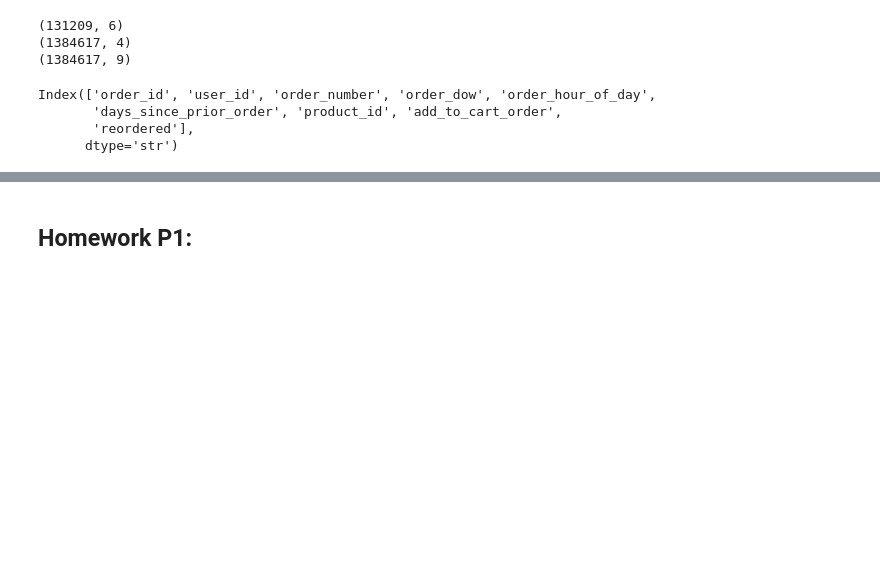
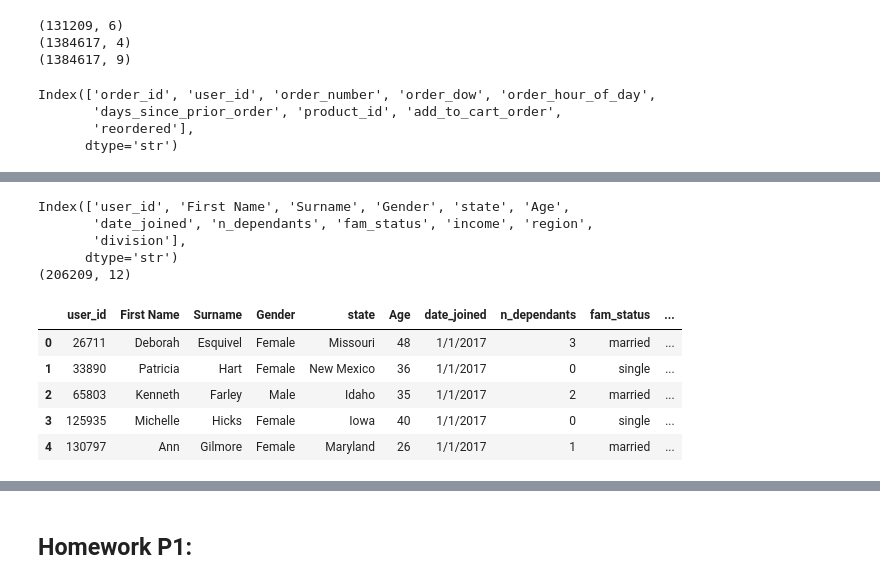
Before and after one commit to Hrz17PMardev/data_analytics_with_python, a Jupyter notebook: notebooks/06_prepared.ipynb, the cells around one changed output, grey strips where cells are left out. Drawn from its saved outputs; the diff is of its cells as text; code cells hidden in the pictures; blank space fills up the shorter version.

```diff
--- a/notebooks/06_prepared.ipynb
+++ b/notebooks/06_prepared.ipynb
@@ -23,3 +25,5 @@ df_aisles = pd.read_csv('../data/raw/aisles.csv')
+# %%
+df_states = pd.read_csv('../data/raw/states.csv')
 # %% [markdown]
 ## Exploring the data
 # %% [markdown]
@@ -640,0 +846,26 @@ Index(['order_id', 'user_id', 'order_number', 'order_dow', 'order_hour_of_day',
+# %%
+df_customers = df_customers.rename(columns={"STATE": "state"})
+
+df_customer_states = pd.merge(
+    df_customers,
+    df_states,
+    on="state",
+    how="left"
+)
+
+print(df_customer_states.columns)
+print(df_customer_states.shape)
+
+df_customer_states.head()
+# %% [output]
+Index(['user_id', 'First Name', 'Surname', 'Gender', 'state', 'Age',
+       'date_joined', 'n_dependants', 'fam_status', 'income', 'region',
+       'division'],
+      dtype='str')
+(206209, 12)
+|  | user_id | First Name | Surname | Gender | state | Age | date_joined | n_dependants | fam_status | ... |
+| 0 | 26711 | Deborah | Esquivel | Female | Missouri | 48 | 1/1/2017 | 3 | married | ... |
+| 1 | 33890 | Patricia | Hart | Female | New Mexico | 36 | 1/1/2017 | 0 | single | ... |
+| 2 | 65803 | Kenneth | Farley | Male | Idaho | 35 | 1/1/2017 | 2 | married | ... |
+| 3 | 125935 | Michelle | Hicks | Female | Iowa | 40 | 1/1/2017 | 0 | single | ... |
+| 4 | 130797 | Ann | Gilmore | Female | Maryland | 26 | 1/1/2017 | 1 | married | ... |
```
Also changed, not shown: parts of 51 cells of this notebook, 1 other file.
